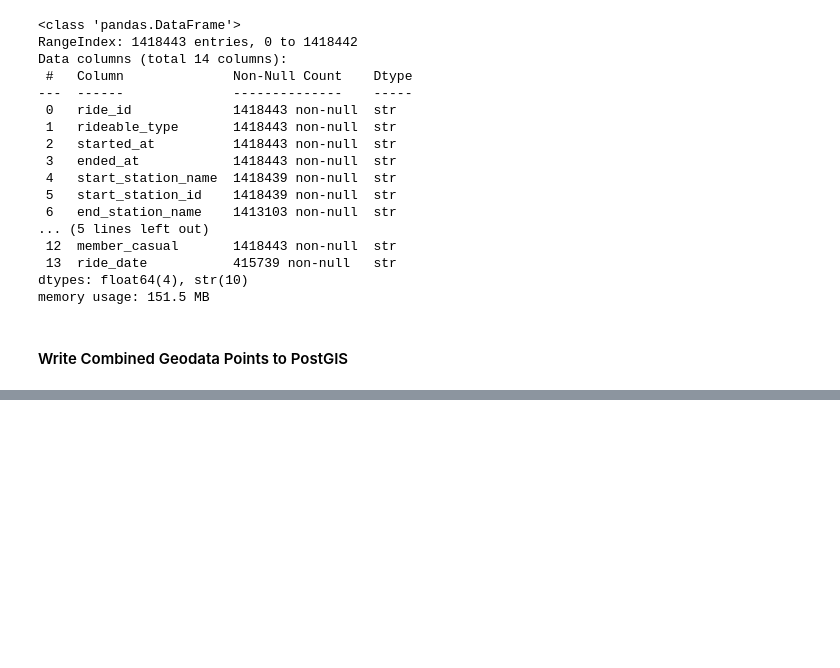
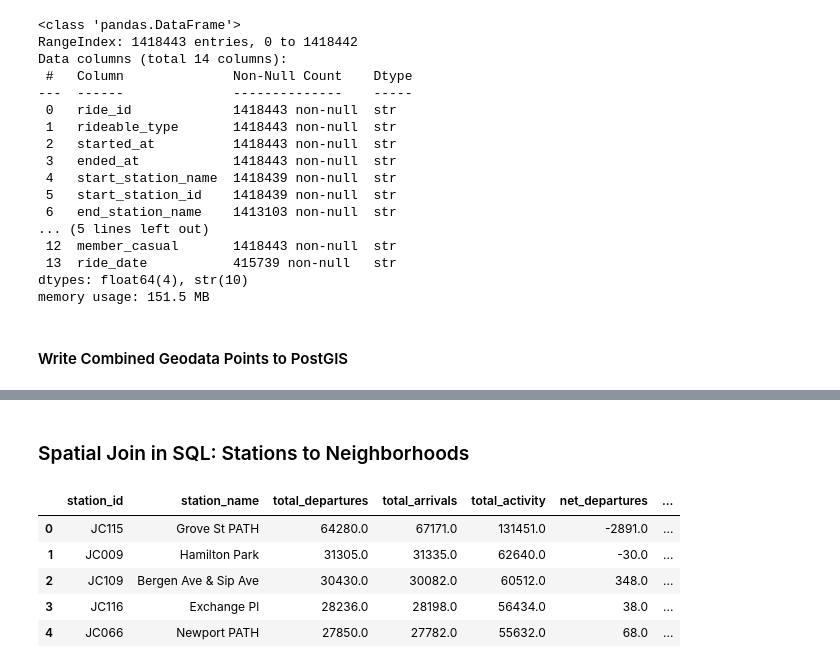
Before and after one commit to MarTvyal62/NYJ-City-Bike, a Jupyter notebook: notebooks/6_Data_to_PostgreSQL&PostGIS.ipynb, the cells around one changed output, grey strips where cells are left out. Saved outputs shown, nothing was run; the diff lists cells and outputs as text; code cells hidden in the pictures; blank space fills up the shorter version.

```diff
--- a/notebooks/6_Data_to_PostgreSQL&PostGIS.ipynb
+++ b/notebooks/6_Data_to_PostgreSQL&PostGIS.ipynb
@@ -981,0 +1098,33 @@ station_gdf.to_postgis(
+# %% [markdown]
+### Spatial Join in SQL: Stations to Neighborhoods
+# %%
+#| echo: true
+
+query = """
+SELECT
+    s.station_id,
+    s.station_name,
+    s.total_departures,
+    s.total_arrivals,
+    s.total_activity,
+    s.net_departures,
+    n.neighborhood
+FROM jc_2025_2026_stations AS s
+JOIN jersey_city_neighborhoods AS n
+    ON ST_Within(s.geometry, n.geometry)
+ORDER BY s.total_activity DESC;
+"""
+
+station_neighborhood_sql = pd.read_sql(
+    query,
+    con=engine
+)
+
+station_neighborhood_sql.head()
+# %% [output]
+|  | station_id | station_name | total_departures | total_arrivals | total_activity | net_departures | ... |
+| 0 | JC115 | Grove St PATH | 64280.0 | 67171.0 | 131451.0 | -2891.0 | ... |
+| 1 | JC009 | Hamilton Park | 31305.0 | 31335.0 | 62640.0 | -30.0 | ... |
+| 2 | JC109 | Bergen Ave & Sip Ave | 30430.0 | 30082.0 | 60512.0 | 348.0 | ... |
+| 3 | JC116 | Exchange Pl | 28236.0 | 28198.0 | 56434.0 | 38.0 | ... |
+| 4 | JC066 | Newport PATH | 27850.0 | 27782.0 | 55632.0 | 68.0 | ... |
```
Also changed, not shown: parts of 14 cells of this notebook, 2 other files.
